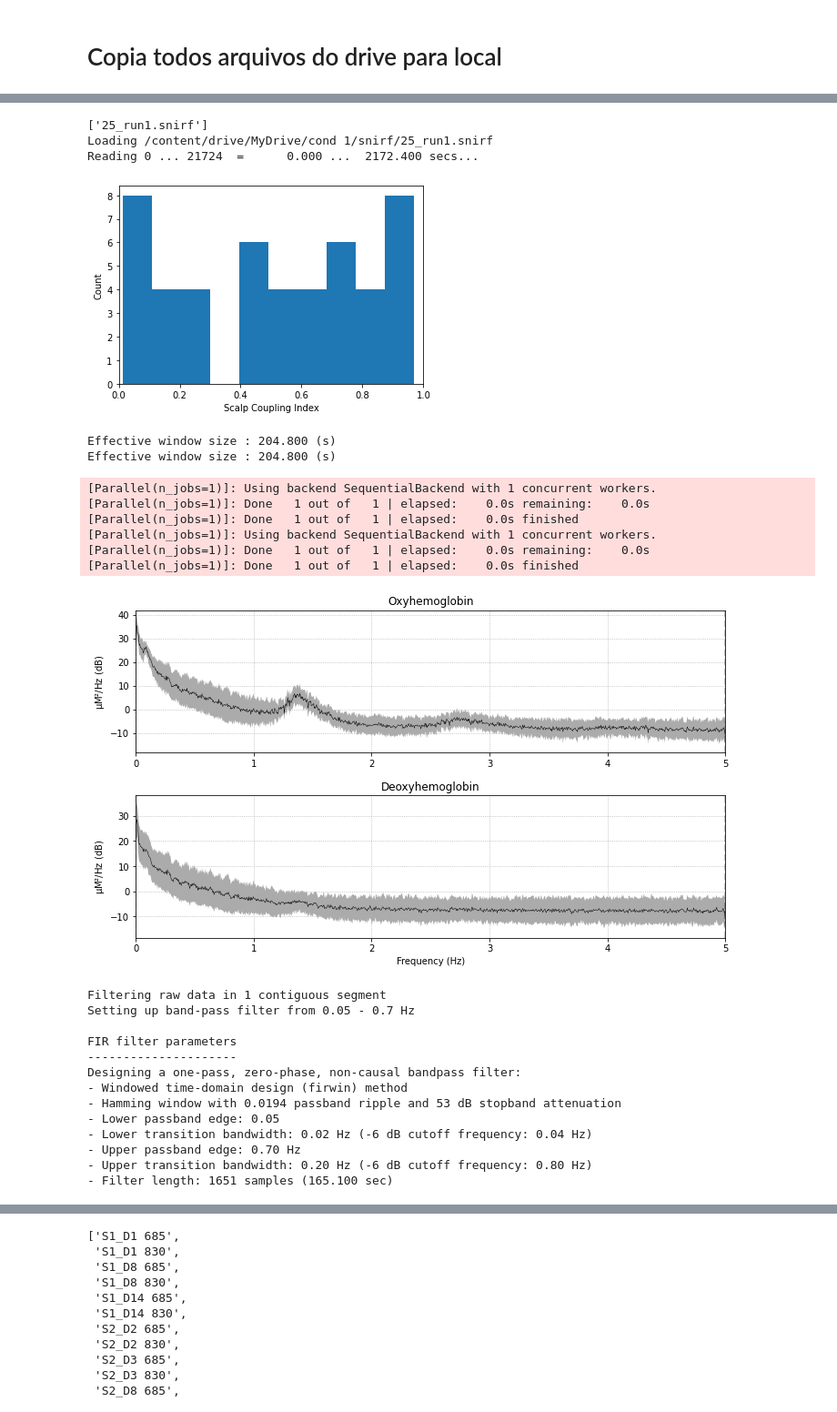
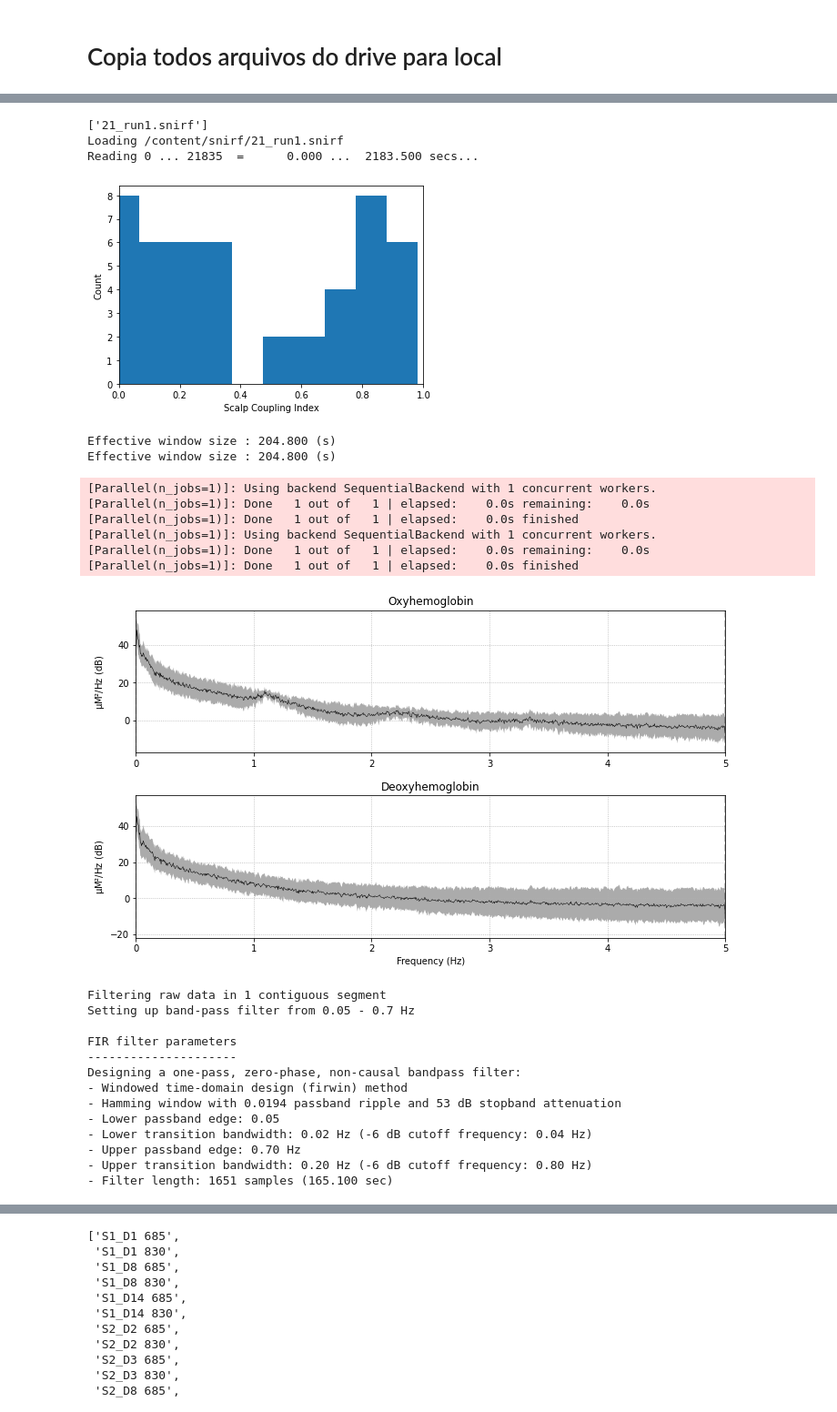
Before and after one commit to Rogerio-mack/fNIRS, a Jupyter notebook: MB99_group_analysis.ipynb, the cells around one changed output, grey strips where cells are left out. Shown at 91% size. Saved outputs shown, nothing was run; the diff lists cells and outputs as text; code cells hidden in the pictures.

```diff
--- a/MB99_group_analysis.ipynb
+++ b/MB99_group_analysis.ipynb
@@ -793,6 +793,8 @@ if 'cond 1' in path_in:
   condicao = 1
 else:
   condicao = 2
+
+path_in = '/content/drive/MyDrive/OT/'
 # %%
 #@markdown def plt_hemo(raw_haemo=raw_haemo, e1='Sync1', c1='controle1', e2='Async1', c2='controle2')
 def plt_hemo(raw_haemo, e1='Sync1', c1='controle1', e2='Async1', c2='controle2'):
@@ -857,7 +978,7 @@ threshold = 0.6 # FOR bad_list... se você tiver uma trocar!
 # entries = [subject + '.snirf']
 if condicao == 1:
   # entries_sample = [ entries[4] ]
-  entries_sample = [ '25_run1.snirf' ]
+  entries_sample = [ '21_run1.snirf' ]
 else:
   # entries_sample = [ entries[1] ]
   entries_sample = [ '28_run2.snirf' ]
@@ -868,7 +989,7 @@ sci_df_exists = False
 sci_df = pd.DataFrame()
 
 for fname in entries_sample:
-  raw_intensity = mne.io.read_raw_snirf(path_in + fname, verbose=True)
+  raw_intensity = mne.io.read_raw_snirf('/content/snirf/21_run1.snirf', verbose=True)
   raw_intensity.load_data()
   raw_od = mne.preprocessing.nirs.optical_density(raw_intensity)
   sci = mne.preprocessing.nirs.scalp_coupling_index(raw_od)
@@ -900,37 +1021,37 @@ for fname in entries_sample:
   print(raw_haemo.info)
 
   raw_haemo.plot(n_channels=48, duration=1000, show_scrollbars=False)
   plt.show()
 
   events, event_dict = mne.events_from_annotations(raw_haemo)
 
   # events, _ = mne.events_from_annotations(raw_haemo)
   # event_dict = {'Async': 2, 'Sync': 3, 'controle': 4}
 
   reject_criteria = dict(hbo=80e-6)
   tmin, tmax = -5, 15
 
   epochs = mne.Epochs(raw_haemo, events, event_id=event_dict,
                       tmin=tmin, tmax=tmax,
   #                   reject=reject_criteria,
                       reject_by_annotation=True,
                       proj=True, baseline=(None, 0), preload=True,
                       detrend=None, verbose=True,
                       event_repeated='merge') # ADICIONADO Allowed values are 'error', 'drop', and 'merge'
   epochs.plot_drop_log()
 
   fig = mne.viz.plot_events(events, event_id=event_dict,
                           sfreq=raw_haemo.info['sfreq'])
   fig.subplots_adjust(right=0.7)  # make room for the legend
 
   for i in range(8):
     n = str(i+1)
     plt_hemo(raw_haemo=raw_haemo, e1='Sync'+n, c1='controle'+n, e2='Async'+n, c2='controle'+n)
 # %% [output]
-['25_run1.snirf']
-Loading /content/drive/MyDrive/cond 1/snirf/25_run1.snirf
-Reading 0 ... 21724  =      0.000 ...  2172.400 secs...
+['21_run1.snirf']
+Loading /content/snirf/21_run1.snirf
+Reading 0 ... 21835  =      0.000 ...  2183.500 secs...
-[figure, old version]
+[figure, new version]
 Effective window size : 204.800 (s)
 Effective window size : 204.800 (s)
 [Parallel(n_jobs=1)]: Using backend SequentialBackend with 1 concurrent workers.
@@ -939,7 +1060,7 @@ Effective window size : 204.800 (s)
 [Parallel(n_jobs=1)]: Using backend SequentialBackend with 1 concurrent workers.
 [Parallel(n_jobs=1)]: Done   1 out of   1 | elapsed:    0.0s remaining:    0.0s
 [Parallel(n_jobs=1)]: Done   1 out of   1 | elapsed:    0.0s finished
-[figure, old version]
+[figure, new version]
 Filtering raw data in 1 contiguous segment
 Setting up band-pass filter from 0.05 - 0.7 Hz
 
```
Also changed, not shown: parts of 31 cells of this notebook.
